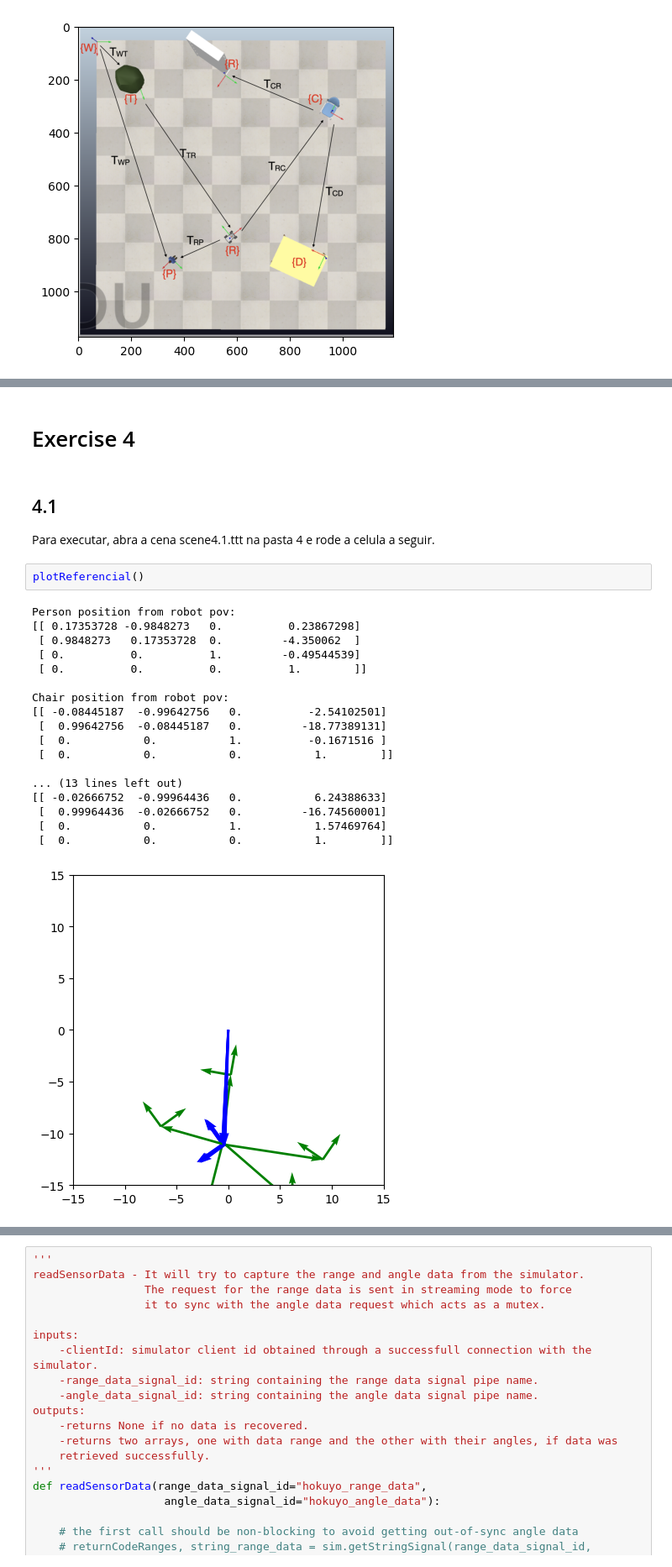
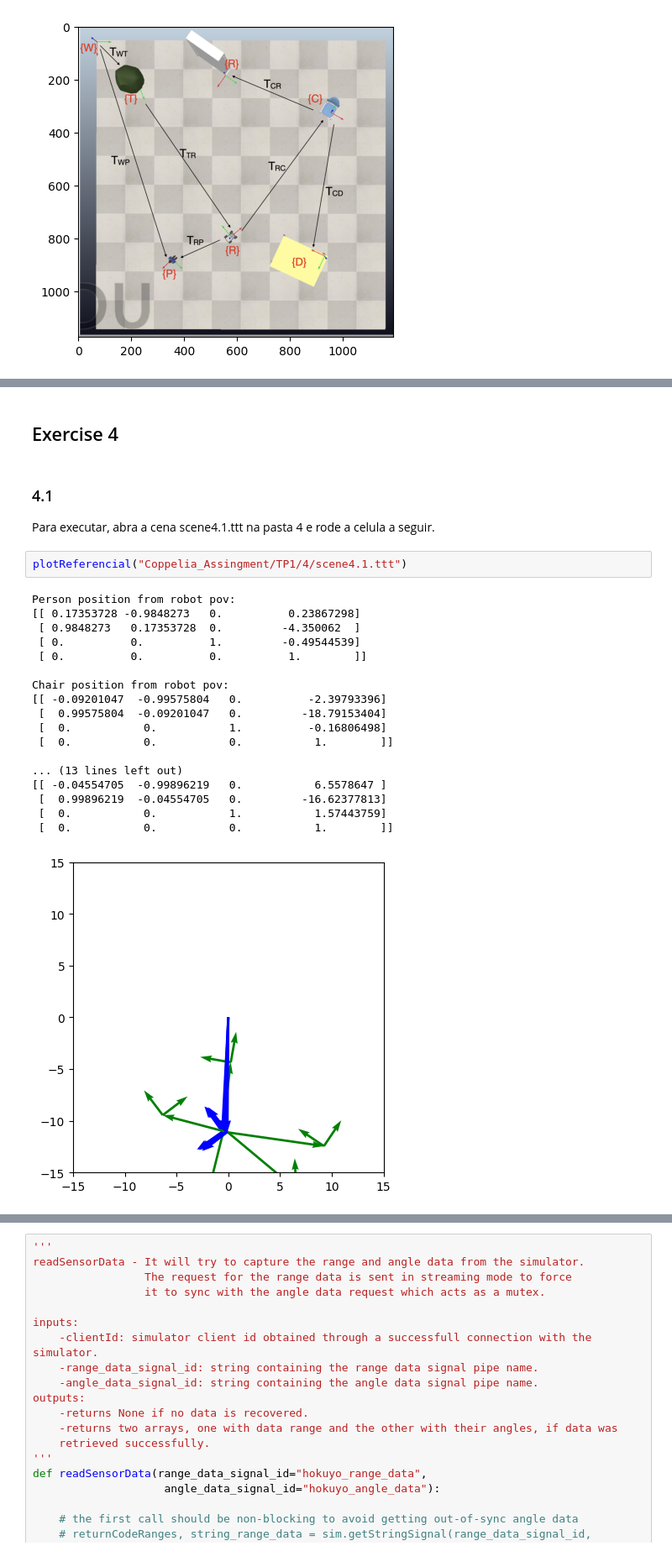
Before and after one commit to RaphaSilva470/Robotica, a Jupyter notebook: TP1/note.ipynb, the cells around one changed output, grey strips where cells are left out. Shown at 84% size. Cells and saved outputs as stored; diff of their text form.

```diff
--- a/TP1/note.ipynb
+++ b/TP1/note.ipynb
@@ -178,27 +191,27 @@ Chair position from robot pov:
 # %% [markdown]
-# Exercise 4
+## Exercise 4
 # %% [markdown]
-## 4.1
+### 4.1
 Para executar, abra a cena scene4.1.ttt na pasta 4 e rode a celula a seguir.
-# %%
-plotReferencial()
-# %% [output]
-Person position from robot pov:
-[[ 0.17353728 -0.9848273   0.          0.23867298]
- [ 0.9848273   0.17353728  0.         -4.350062  ]
- [ 0.          0.          1.         -0.49544539]
- [ 0.          0.          0.          1.        ]]
-
-Chair position from robot pov:
-[[ -0.08445187  -0.99642756   0.          -2.54102501]
- [  0.99642756  -0.08445187   0.         -18.77389131]
- [  0.           0.           1.          -0.1671516 ]
- [  0.           0.           0.           1.        ]]
-
-... (13 lines left out)
-[[ -0.02666752  -0.99964436   0.           6.24388633]
- [  0.99964436  -0.02666752   0.         -16.74560001]
- [  0.           0.           1.           1.57469764]
- [  0.           0.           0.           1.        ]]
-[figure, removed]
+# %%
+plotReferencial("Coppelia_Assingment/TP1/4/scene4.1.ttt")
+# %% [output]
+Person position from robot pov:
+[[ 0.17353728 -0.9848273   0.          0.23867298]
+ [ 0.9848273   0.17353728  0.         -4.350062  ]
+ [ 0.          0.          1.         -0.49544539]
+ [ 0.          0.          0.          1.        ]]
+
+Chair position from robot pov:
+[[ -0.09201047  -0.99575804   0.          -2.39793396]
+ [  0.99575804  -0.09201047   0.         -18.79153404]
+ [  0.           0.           1.          -0.16806498]
+ [  0.           0.           0.           1.        ]]
+
+... (13 lines left out)
+[[ -0.04554705  -0.99896219   0.           6.5578647 ]
+ [  0.99896219  -0.04554705   0.         -16.62377813]
+ [  0.           0.           1.           1.57443759]
+ [  0.           0.           0.           1.        ]]
+[figure, added]
 # %% [markdown]
```
Also changed, not shown: parts of 40 cells of this notebook.
